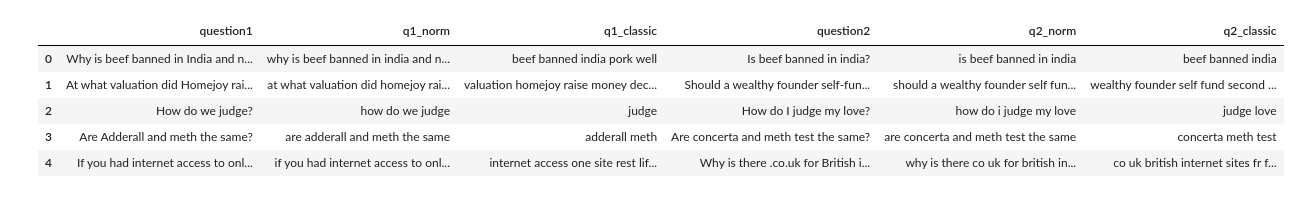
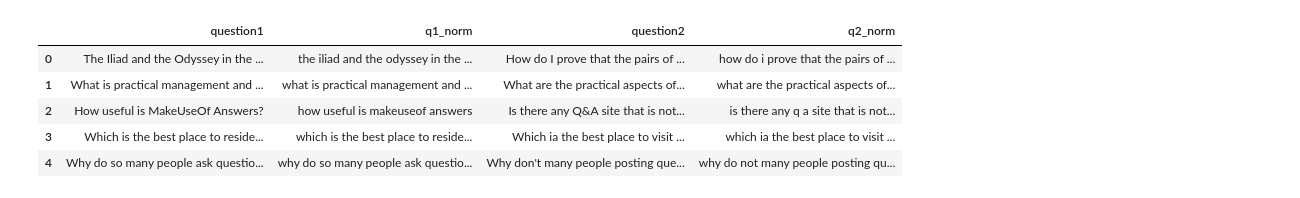
Before and after one commit to Demavend/Quora-project, a Jupyter notebook: notebooks/02_preprocessing.ipynb, the cells around one changed output. Cells and saved outputs as stored; diff of their text form; code cells hidden in the pictures.

```diff
--- a/notebooks/02_preprocessing.ipynb
+++ b/notebooks/02_preprocessing.ipynb
@@ -71,0 +53,18 @@ df.head()
+# %%
+TRAIN_CANDIDATES = [
+    DATA_DIR / "quora_question_pairs_train.csv",
+    DATA_DIR / "quora_question_pairs_train.csv.zip",
+]
+
+train_path = next((p for p in TRAIN_CANDIDATES if p.exists()), None)
+if train_path is None:
+    raise FileNotFoundError(
+        "Training file was not found. Expected one of: "
+        + ", ".join(p.name for p in TRAIN_CANDIDATES)
+    )
+
+df = pd.read_csv(train_path)
+print(f"Project root: {PROJECT_ROOT}")
+print(f"Training file: {train_path.name}")
+print(f"Shape: {df.shape}")
+print(f"Columns: {df.columns.tolist()}")
@@ -72,18 +140,12 @@ df.head()
 # %%
-df["question1"] = df["question1"].fillna("")
-df["question2"] = df["question2"].fillna("")
-
 df["q1_norm"] = df["question1"].map(lambda x: normalize_text(x, lowercase=True))
 df["q2_norm"] = df["question2"].map(lambda x: normalize_text(x, lowercase=True))
 
-df["q1_classic"] = df["question1"].map(lambda x: preprocess_classic_ml(x, remove_stop_words=True))
-df["q2_classic"] = df["question2"].map(lambda x: preprocess_classic_ml(x, remove_stop_words=True))
-
-df[["question1", "q1_norm", "q1_classic", "question2", "q2_norm", "q2_classic"]].head()
+df[["question1", "q1_norm", "question2", "q2_norm"]].head(5)
 # %% [output]
-|  | question1 | q1_norm | q1_classic | question2 | q2_norm | q2_classic |
-| 0 | Why is beef banned in India and n... | why is beef banned in india and n... | beef banned india pork well | Is beef banned in india? | is beef banned in india | beef banned india |
-| 1 | At what valuation did Homejoy rai... | at what valuation did homejoy rai... | valuation homejoy raise money dec... | Should a wealthy founder self-fun... | should a wealthy founder self fun... | wealthy founder self fund second ... |
-| 2 | How do we judge? | how do we judge | judge | How do I judge my love? | how do i judge my love | judge love |
-| 3 | Are Adderall and meth the same? | are adderall and meth the same | adderall meth | Are concerta and meth test the same? | are concerta and meth test the same | concerta meth test |
-| 4 | If you had internet access to onl... | if you had internet access to onl... | internet access one site rest lif... | Why is there .co.uk for British i... | why is there co uk for british in... | co uk british internet sites fr f... |
+|  | question1 | q1_norm | question2 | q2_norm |
+| 0 | The Iliad and the Odyssey in the ... | the iliad and the odyssey in the ... | How do I prove that the pairs of ... | how do i prove that the pairs of ... |
+| 1 | What is practical management and ... | what is practical management and ... | What are the practical aspects of... | what are the practical aspects of... |
+| 2 | How useful is MakeUseOf Answers? | how useful is makeuseof answers | Is there any Q&A site that is not... | is there any q a site that is not... |
+| 3 | Which is the best place to reside... | which is the best place to reside... | Which ia the best place to visit ... | which ia the best place to visit ... |
+| 4 | Why do so many people ask questio... | why do so many people ask questio... | Why don't many people posting que... | why do not many people posting qu... |
```
Also changed, not shown: parts of 30 cells of this notebook, 6 other files.
